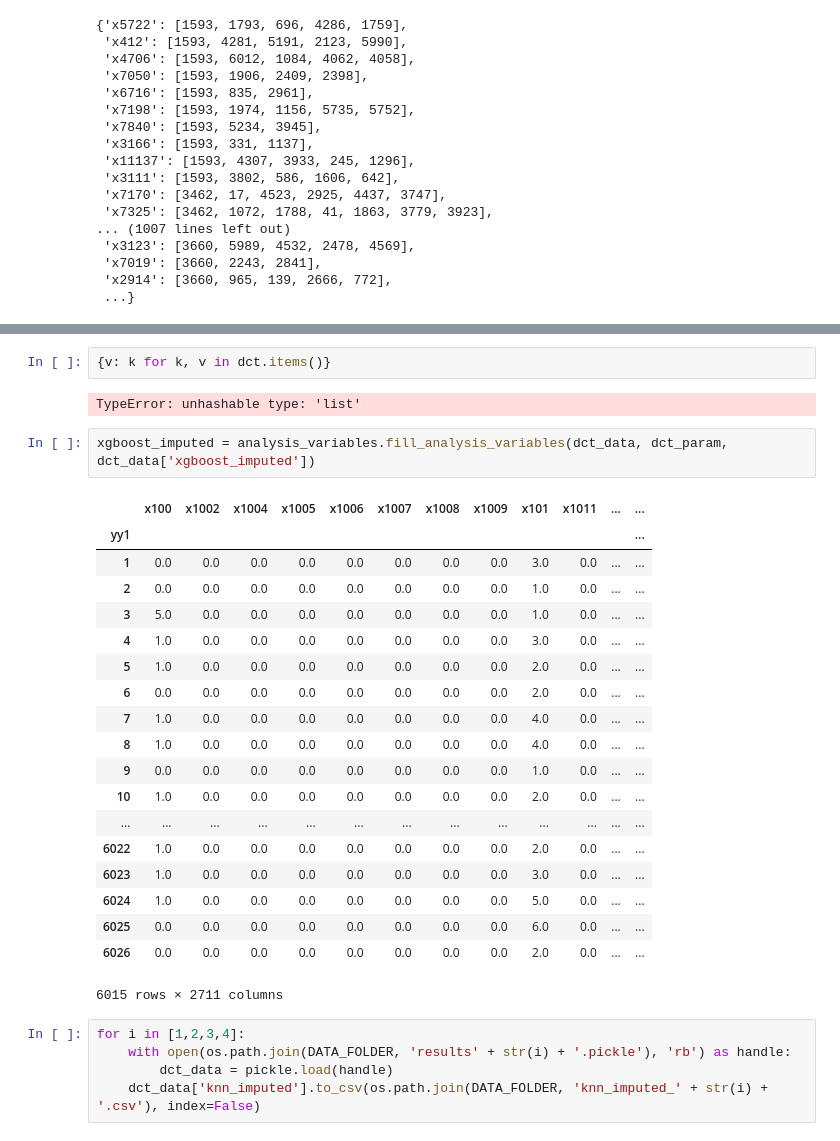
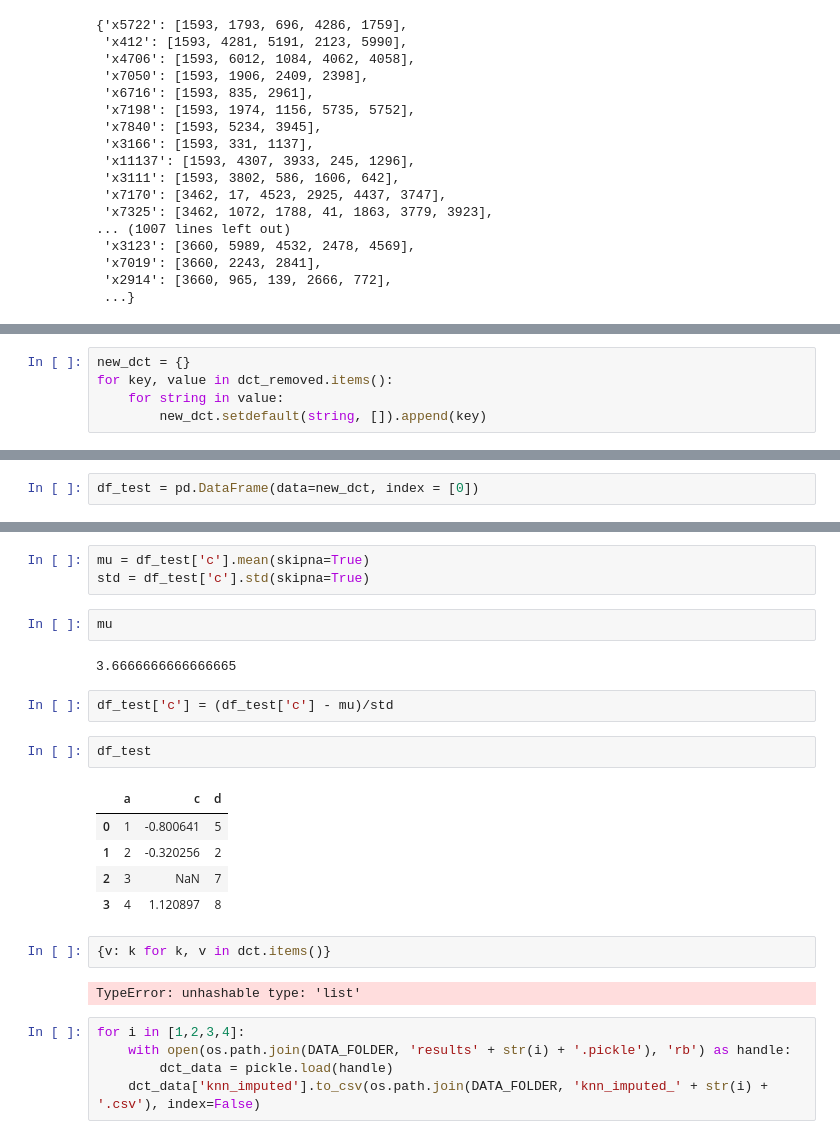
Before and after one commit to TavoloPerUno/scf_impute, a Jupyter notebook: Untitled.ipynb, the cells around one changed output, grey strips where cells are left out. Cells and saved outputs as stored; diff of their text form.

```diff
--- a/Untitled.ipynb
+++ b/Untitled.ipynb
@@ -56,0 +217,5 @@ dct = {'a': [1,2,3,4],
+# %%
+new_dct = {}
+for key, value in dct_removed.items():
+    for string in value:
+        new_dct.setdefault(string, []).append(key)
@@ -56,0 +228,2 @@ dct = {'a': [1,2,3,4],
+# %%
+df_test = pd.DataFrame(data=new_dct, index = [0])
@@ -57,29 +257,24 @@ dct = {'a': [1,2,3,4],
+# %%
+mu = df_test['c'].mean(skipna=True)
+std = df_test['c'].std(skipna=True)
+# %%
+mu
+# %% [output]
+3.6666666666666665
+# %%
+df_test['c'] = (df_test['c'] - mu)/std
+# %%
+df_test
+# %% [output]
+|  | a | c | d |
+| 0 | 1 | -0.800641 | 5 |
+| 1 | 2 | -0.320256 | 2 |
+| 2 | 3 | NaN | 7 |
+| 3 | 4 | 1.120897 | 8 |
 # %%
 {v: k for k, v in dct.items()}
 # %% [output]
 TypeError: unhashable type: 'list'
-# %%
-xgboost_imputed = analysis_variables.fill_analysis_variables(dct_data, dct_param, dct_data['xgboost_imputed'])
-# %% [output]
-|  | x100 | x1002 | x1004 | x1005 | x1006 | x1007 | x1008 | x1009 | x101 | x1011 | ... | ... |
-| yy1 |  |  |  |  |  |  |  |  |  |  |  | ... |
-| 1 | 0.0 | 0.0 | 0.0 | 0.0 | 0.0 | 0.0 | 0.0 | 0.0 | 3.0 | 0.0 | ... | ... |
-| 2 | 0.0 | 0.0 | 0.0 | 0.0 | 0.0 | 0.0 | 0.0 | 0.0 | 1.0 | 0.0 | ... | ... |
-| 3 | 5.0 | 0.0 | 0.0 | 0.0 | 0.0 | 0.0 | 0.0 | 0.0 | 1.0 | 0.0 | ... | ... |
-| 4 | 1.0 | 0.0 | 0.0 | 0.0 | 0.0 | 0.0 | 0.0 | 0.0 | 3.0 | 0.0 | ... | ... |
-| 5 | 1.0 | 0.0 | 0.0 | 0.0 | 0.0 | 0.0 | 0.0 | 0.0 | 2.0 | 0.0 | ... | ... |
-| 6 | 0.0 | 0.0 | 0.0 | 0.0 | 0.0 | 0.0 | 0.0 | 0.0 | 2.0 | 0.0 | ... | ... |
-| 7 | 1.0 | 0.0 | 0.0 | 0.0 | 0.0 | 0.0 | 0.0 | 0.0 | 4.0 | 0.0 | ... | ... |
-| 8 | 1.0 | 0.0 | 0.0 | 0.0 | 0.0 | 0.0 | 0.0 | 0.0 | 4.0 | 0.0 | ... | ... |
-| 9 | 0.0 | 0.0 | 0.0 | 0.0 | 0.0 | 0.0 | 0.0 | 0.0 | 1.0 | 0.0 | ... | ... |
-| 10 | 1.0 | 0.0 | 0.0 | 0.0 | 0.0 | 0.0 | 0.0 | 0.0 | 2.0 | 0.0 | ... | ... |
-| ... | ... | ... | ... | ... | ... | ... | ... | ... | ... | ... | ... | ... |
-| 6022 | 1.0 | 0.0 | 0.0 | 0.0 | 0.0 | 0.0 | 0.0 | 0.0 | 2.0 | 0.0 | ... | ... |
-| 6023 | 1.0 | 0.0 | 0.0 | 0.0 | 0.0 | 0.0 | 0.0 | 0.0 | 3.0 | 0.0 | ... | ... |
-| 6024 | 1.0 | 0.0 | 0.0 | 0.0 | 0.0 | 0.0 | 0.0 | 0.0 | 5.0 | 0.0 | ... | ... |
-| 6025 | 0.0 | 0.0 | 0.0 | 0.0 | 0.0 | 0.0 | 0.0 | 0.0 | 6.0 | 0.0 | ... | ... |
-| 6026 | 0.0 | 0.0 | 0.0 | 0.0 | 0.0 | 0.0 | 0.0 | 0.0 | 2.0 | 0.0 | ... | ... |
-6015 rows × 2711 columns
 # %%
 for i in [1,2,3,4]:
     with open(os.path.join(DATA_FOLDER, 'results' + str(i) + '.pickle'), 'rb') as handle:
```
Also changed, not shown: parts of 33 cells of this notebook, 15 other files.
